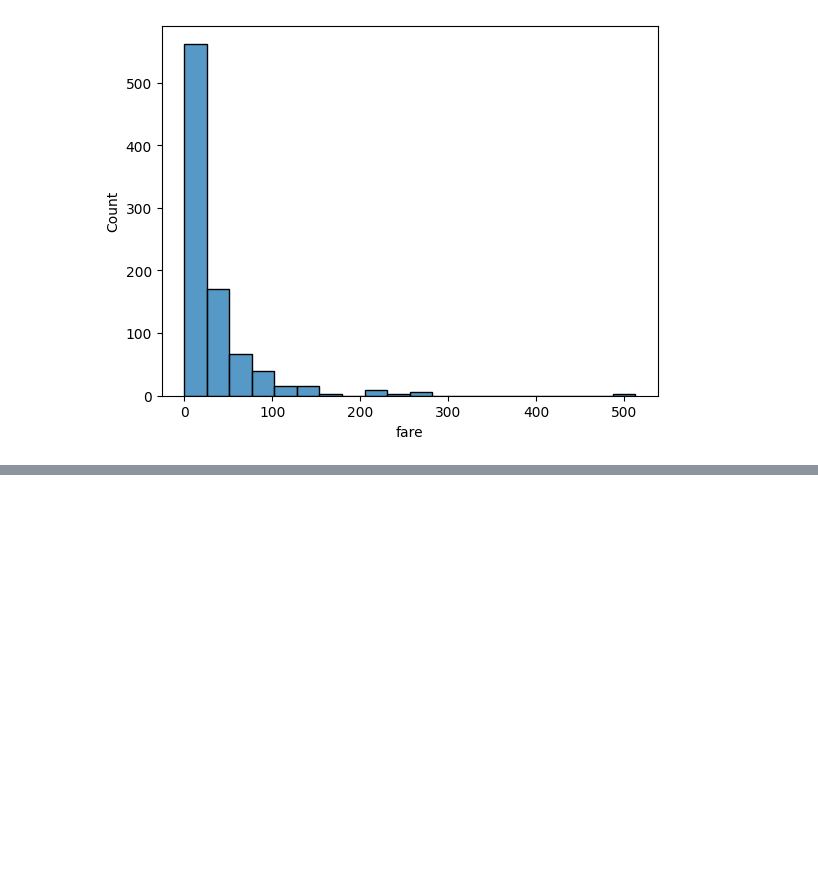
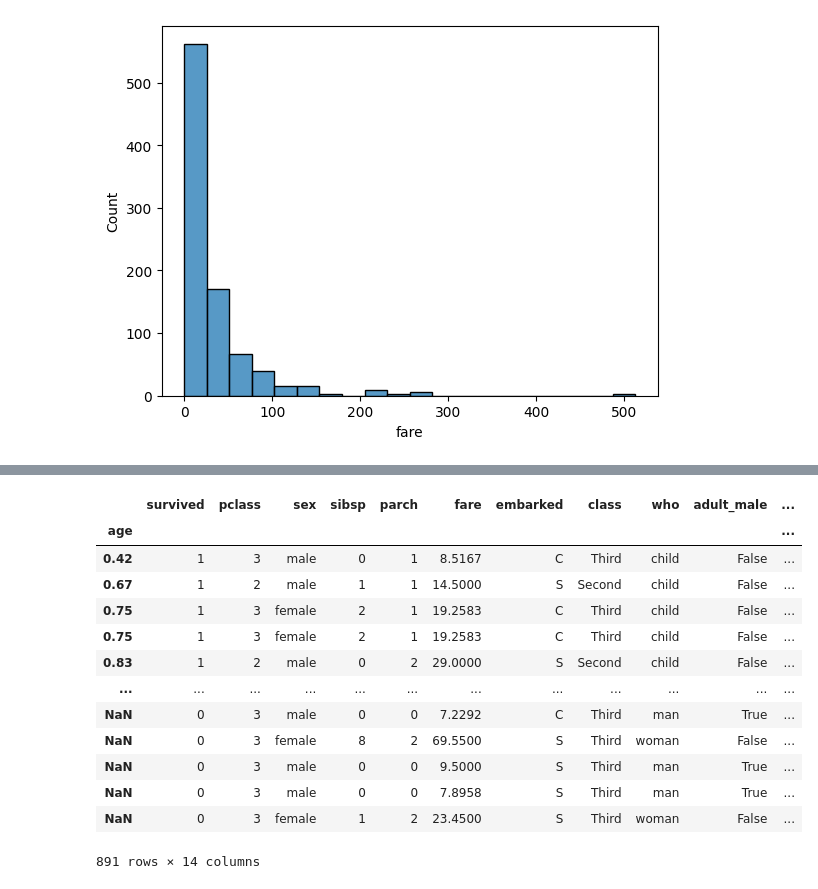
Before and after one commit to Sudhanshugupta26/pandas_code, a Jupyter notebook: pandas2.ipynb, the cells around one changed output, grey strips where cells are left out. Cells and saved outputs as stored; diff of their text form; code cells hidden in the pictures; blank space fills up the shorter version.

```diff
--- a/pandas2.ipynb
+++ b/pandas2.ipynb
@@ -36,3 +36,7 @@ sns.histplot(df,x="fare",bins=20)
 # %% [output]
 <Axes: xlabel='fare', ylabel='Count'>
 [figure]
+# %%
+df1=df.copy()
+# %%
+df2 = df1.sort_values(by="age")
@@ -38,0 +75,17 @@ sns.histplot(df,x="fare",bins=20)
+# %%
+df2.set_index("age")
+# %% [output]
+|  | survived | pclass | sex | sibsp | parch | fare | embarked | class | who | adult_male | ... |
+| age |  |  |  |  |  |  |  |  |  |  | ... |
+| 0.42 | 1 | 3 | male | 0 | 1 | 8.5167 | C | Third | child | False | ... |
+| 0.67 | 1 | 2 | male | 1 | 1 | 14.5000 | S | Second | child | False | ... |
+| 0.75 | 1 | 3 | female | 2 | 1 | 19.2583 | C | Third | child | False | ... |
+| 0.75 | 1 | 3 | female | 2 | 1 | 19.2583 | C | Third | child | False | ... |
+| 0.83 | 1 | 2 | male | 0 | 2 | 29.0000 | S | Second | child | False | ... |
+| ... | ... | ... | ... | ... | ... | ... | ... | ... | ... | ... | ... |
+| NaN | 0 | 3 | male | 0 | 0 | 7.2292 | C | Third | man | True | ... |
+| NaN | 0 | 3 | female | 8 | 2 | 69.5500 | S | Third | woman | False | ... |
+| NaN | 0 | 3 | male | 0 | 0 | 9.5000 | S | Third | man | True | ... |
+| NaN | 0 | 3 | male | 0 | 0 | 7.8958 | S | Third | man | True | ... |
+| NaN | 0 | 3 | female | 1 | 2 | 23.4500 | S | Third | woman | False | ... |
+891 rows × 14 columns
```
Also changed, not shown: parts of 3 cells of this notebook.
